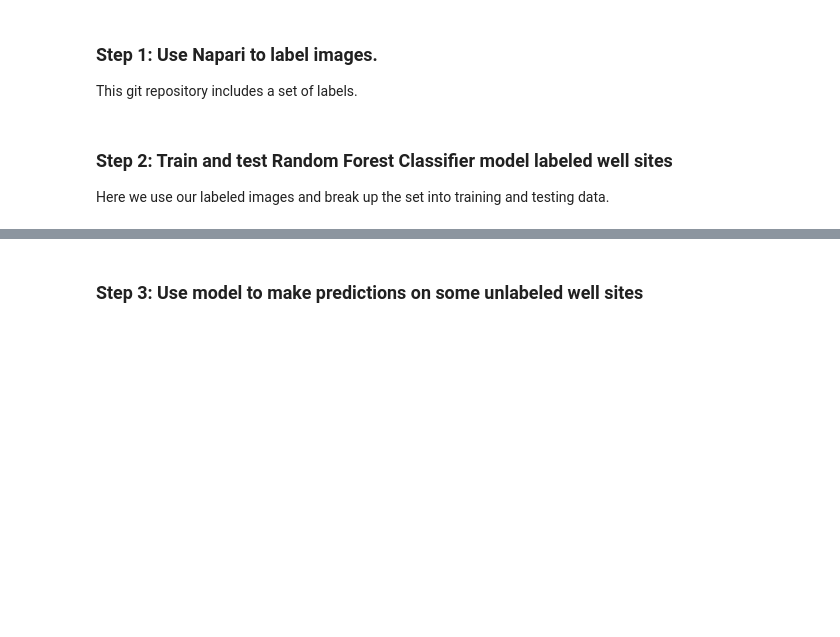
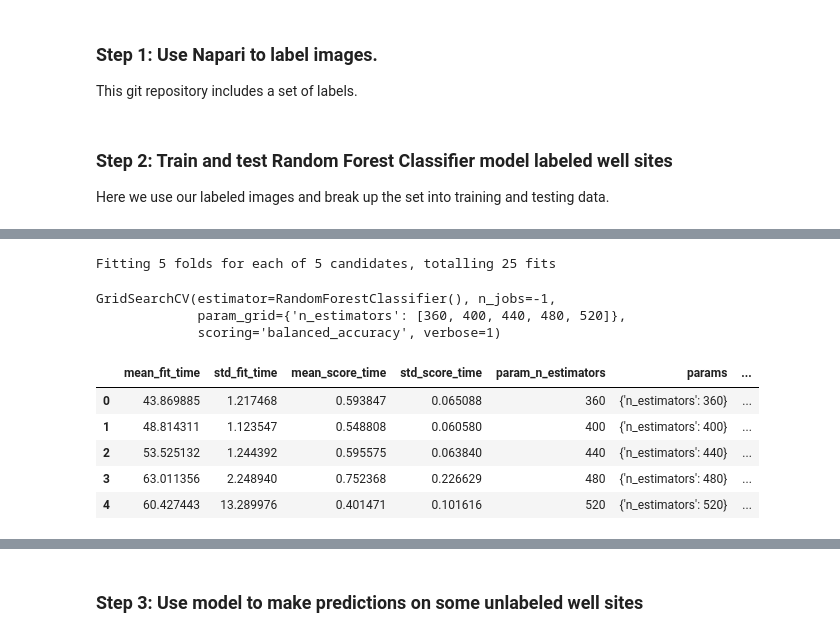
Before and after one commit to rodlaf/am91r, a Jupyter notebook: Spot_Counting.ipynb, the cells around one changed output, grey strips where cells are left out. Saved outputs shown, nothing was run; the diff lists cells and outputs as text; code cells hidden in the pictures; blank space fills up the shorter version.

```diff
--- a/Spot_Counting.ipynb
+++ b/Spot_Counting.ipynb
@@ -310,0 +312,26 @@ Completed. Time elapsed: 2.3s
+# %%
+from sklearn.model_selection import GridSearchCV
+
+param_grid = {'n_estimators' : [360, 400, 440, 480, 520]}
+
+# instantiate our template model
+rf = RandomForestClassifier()
+
+# instantiate our gridsearch estimator - cv=None defaults to the 5-fold cross validation
+rf_cv = GridSearchCV(estimator=rf, param_grid=param_grid, n_jobs=-1, cv=None, verbose=1, scoring='balanced_accuracy')
+rf_cv.fit(X_train, y_train)
+# %% [output]
+Fitting 5 folds for each of 5 candidates, totalling 25 fits
+GridSearchCV(estimator=RandomForestClassifier(), n_jobs=-1,
+             param_grid={'n_estimators': [360, 400, 440, 480, 520]},
+             scoring='balanced_accuracy', verbose=1)
+# %%
+rf_results = pd.DataFrame(rf_cv.cv_results_).sort_values(by=['param_n_estimators'])
+rf_results
+# %% [output]
+|  | mean_fit_time | std_fit_time | mean_score_time | std_score_time | param_n_estimators | params | ... |
+| 0 | 43.869885 | 1.217468 | 0.593847 | 0.065088 | 360 | {'n_estimators': 360} | ... |
+| 1 | 48.814311 | 1.123547 | 0.548808 | 0.060580 | 400 | {'n_estimators': 400} | ... |
+| 2 | 53.525132 | 1.244392 | 0.595575 | 0.063840 | 440 | {'n_estimators': 440} | ... |
+| 3 | 63.011356 | 2.248940 | 0.752368 | 0.226629 | 480 | {'n_estimators': 480} | ... |
+| 4 | 60.427443 | 13.289976 | 0.401471 | 0.101616 | 520 | {'n_estimators': 520} | ... |
```
Also changed, not shown: parts of 10 cells of this notebook, 14 other files.
